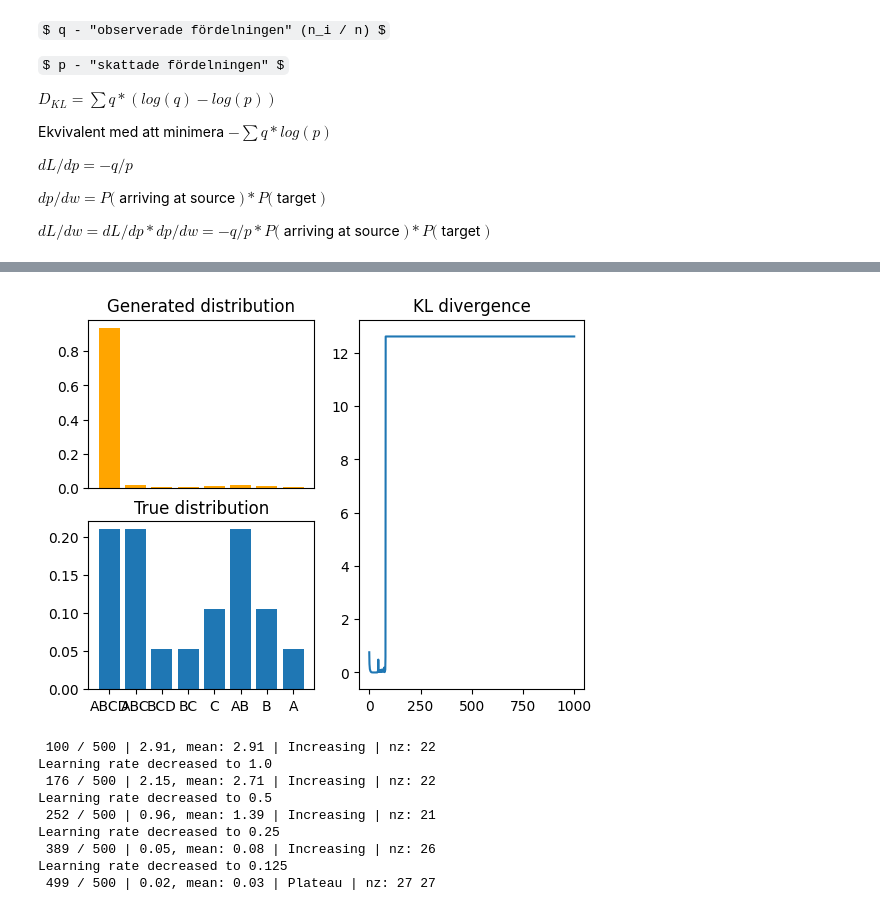
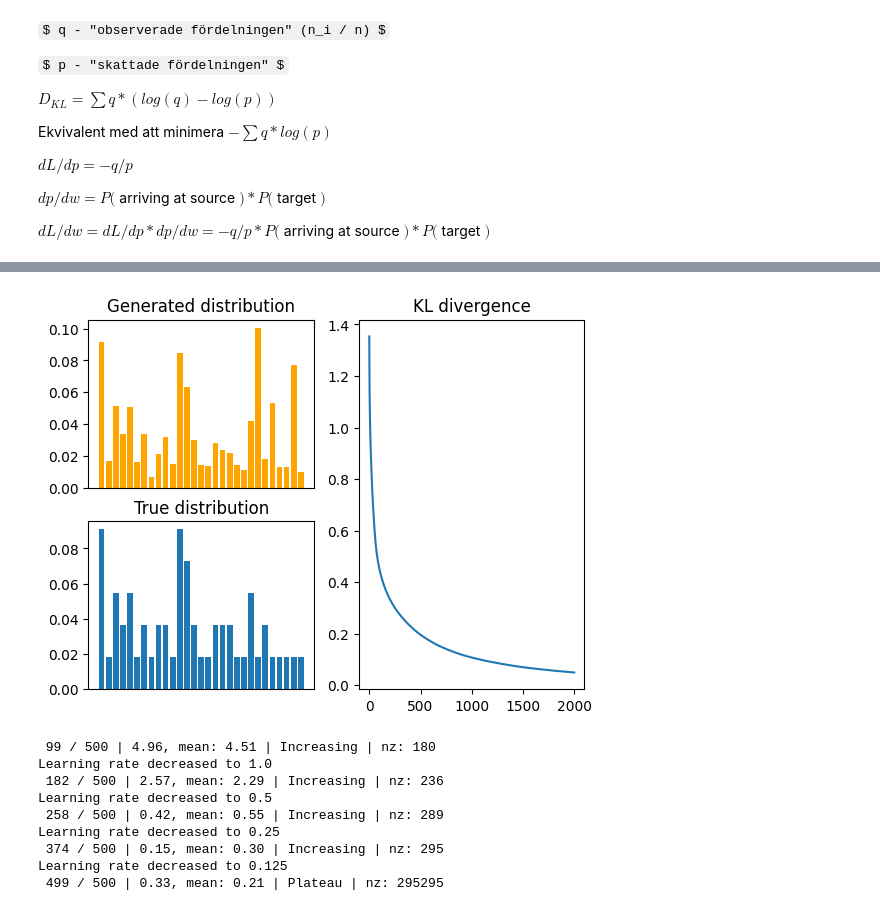
Before and after one commit to ErikHartman/disassembly, a Jupyter notebook: src/playground.ipynb, the cells around one changed output, grey strips where cells are left out. Drawn from its saved outputs; the diff is of its cells as text; code cells hidden in the pictures; some formulas as TeX source.

```diff
--- a/src/playground.ipynb
+++ b/src/playground.ipynb
@@ -1,18 +1,28 @@
 # %%
 import networkx as nx
 import numpy as np
+pr39 = "METQRASLCLGRWSLWLLLLGLVVPSASAQALSYREAVLRAVDRLNEQSSEANLYRLLELDQPPKADEDPGTPKPVSFTVKETVCPRPTRQPPELCDFKENGRVKQCVGTVTLNPSIHSLDISCNEIQSVRRRPRPPYLPRPRPPPFFPPRLPPRIPPGFPPRFPPRFPGKR"
+from disassembly.simulate_proteolysis import simulate_proteolysis, enzyme_set, enzyme
+import matplotlib.pyplot as plt
 
-P = {
-    "ABCD": 200,
-    "ABC": 200,
-    "BCD": 50,
-    "BC": 50,
-    "C": 100,
-    "AB": 200,
-    "B": 100,
-    "A": 50,
-}
+enzymes = enzyme_set(
+    [
+        enzyme({"K": 1}, "protease_iv"),
+        enzyme({"K": 0.5, "R": 0.5}, "trypsin"),
+        enzyme({"V": 0.5, "I": 0.25, "A": 0.15, "T": 0.1}, "elne"),
+    ],
+    [1, 0, 0],  # activities
+    [1, 0, 0],  # abundances
+)
 
+
+P, sequence_graph = simulate_proteolysis(
+    pr39,
+    n_start=5,
+    n_generate=50,
+    endo_or_exo_probability=[0.1, 0.9],
+    enzymes=enzymes,
+)
 keys = list(P.keys())
 values = list(P.values())
 
@@ -22,7 +32,7 @@ G = nx.DiGraph()
 G.add_nodes_from([(k, {"layer": len(k)}) for k in keys])
 for key1 in keys:
     for key2 in keys:
-        if (key2.startswith(key1) or key2.endswith(key1)) and (key1 != key2):  # key 1 = ABC, key 2 = ABCD
+        if (key1 in key2) and (key1 != key2):  # key 1 = ABC, key 2 = ABCD
             G.add_edge(key2, key1, weight=np.random.uniform(0, 1))
 
 for node in G.nodes():
@@ -190,10 +189,10 @@ def update_weights(G, grad, lr):
     return G
 # %%
 
-lr = 0.1
+lr = 0.001
 generated = {}
 kls = []
-n_iterations = 1000
+n_iterations = 2000
 weights = np.zeros((len(G.edges()), n_iterations), dtype=float)
 
 
@@ -233,35 +214,35 @@ for edge in G.edges():
 # %%
 import matplotlib.pyplot as plt
 fig, axs = plt.subplot_mosaic(
     [["generated", "kl"], ["true", "kl"]], width_ratios=[2, 2]
 )
 
 generated_sum = {k: 0 for k in generated[0].keys()}
 
 for p_generated in [
     generated[i]
     for i in range(
         len(generated.keys()) - int(len(generated.keys()) / 1), len(generated.keys())
     )
 ]:
     for k, v in p_generated.items():
         generated_sum[k] += v / 1
 
 axs["true"].bar(P.keys(), [v / sum(P.values()) for v in P.values()])
 axs["generated"].bar(
     generated_sum.keys(),
     [v / sum(generated_sum.values()) for v in generated_sum.values()],
     color="orange",
 )
 axs["kl"].plot(kls)
 axs["true"].set_title("True distribution")
 axs["generated"].set_title(f"Generated distribution")
 axs["kl"].set_title("KL divergence")
-#axs["true"].set_xticks([])
+axs["true"].set_xticks([])
 axs["generated"].set_xticks([])
 plt.show()
 # %% [output]
-[figure, old version]
+[figure, new version]
 # %%
 from disassembly.estimate_weights import estimate_weights
 
@@ -276,15 +257,15 @@ G, kls, generated, weights = estimate_weights(
     alpha=0.05,
 )
 # %% [output]
- 100 / 500 | 2.91, mean: 2.91 | Increasing | nz: 22
+ 99 / 500 | 4.96, mean: 4.51 | Increasing | nz: 180
 Learning rate decreased to 1.0
- 176 / 500 | 2.15, mean: 2.71 | Increasing | nz: 22
+ 182 / 500 | 2.57, mean: 2.29 | Increasing | nz: 236
 Learning rate decreased to 0.5
- 252 / 500 | 0.96, mean: 1.39 | Increasing | nz: 21
+ 258 / 500 | 0.42, mean: 0.55 | Increasing | nz: 289
 Learning rate decreased to 0.25
- 389 / 500 | 0.05, mean: 0.08 | Increasing | nz: 26
+ 374 / 500 | 0.15, mean: 0.30 | Increasing | nz: 295
 Learning rate decreased to 0.125
- 499 / 500 | 0.02, mean: 0.03 | Plateau | nz: 27 27
+ 499 / 500 | 0.33, mean: 0.21 | Plateau | nz: 295295
 # %%
 import matplotlib.pyplot as plt
 fig, axs = plt.subplot_mosaic(
```
Also changed, not shown: parts of 5 cells of this notebook, 8 other files.
